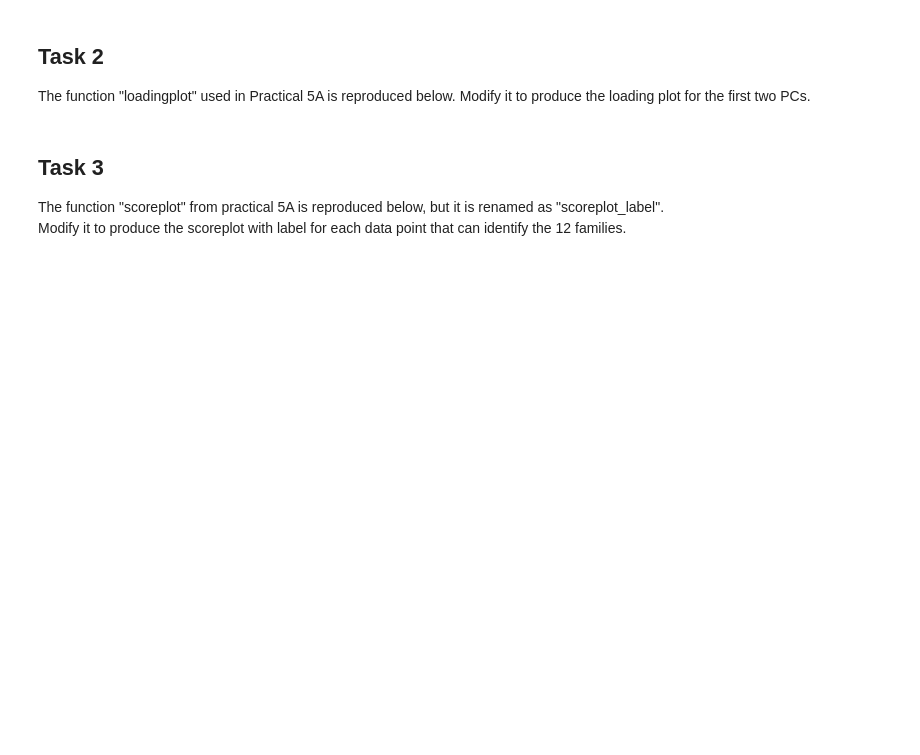
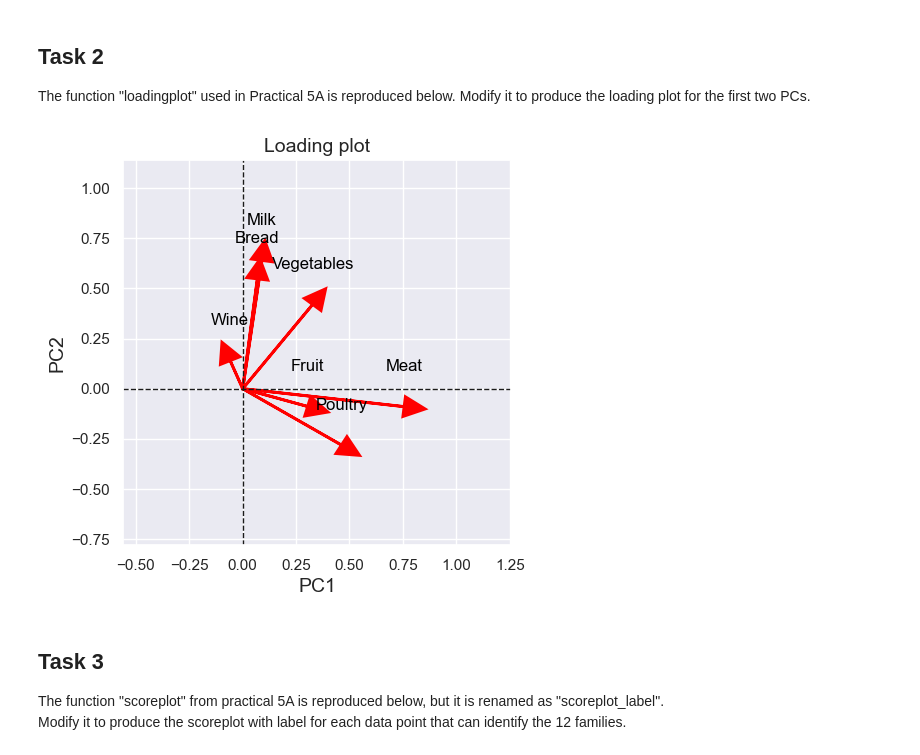
Before and after one commit to fwnriyx/poly, a Jupyter notebook: Math For AI/Week 6/Practical_5b_Example1_Covariance.ipynb, the cells around one changed output. Cells and saved outputs as stored; diff of their text form; code cells hidden in the pictures; blank space fills up the shorter version.

```diff
--- a/Math For AI/Week 6/Practical_5b_Example1_Covariance.ipynb
+++ b/Math For AI/Week 6/Practical_5b_Example1_Covariance.ipynb
@@ -110,8 +146,10 @@ def loadingplot(data, pca, width=5, height=5, margin=0.5):
     return ax
 # %%
 plt.clf
-ax2 = loadingplot(          )  # Students to fill in
+ax2 = loadingplot(data_reduced, pca)  # Students to fill in
 plt.show()
+# %% [output]
+[figure, added]
 # %% [markdown]
 ## Task 3
 The function "scoreplot" from practical 5A is reproduced below, but it is renamed as "scoreplot_label". <br>Modify it to produce the scoreplot with label for each data point that can identify the 12 families.
```
Also changed, not shown: parts of 9 cells of this notebook, 2 other files.
